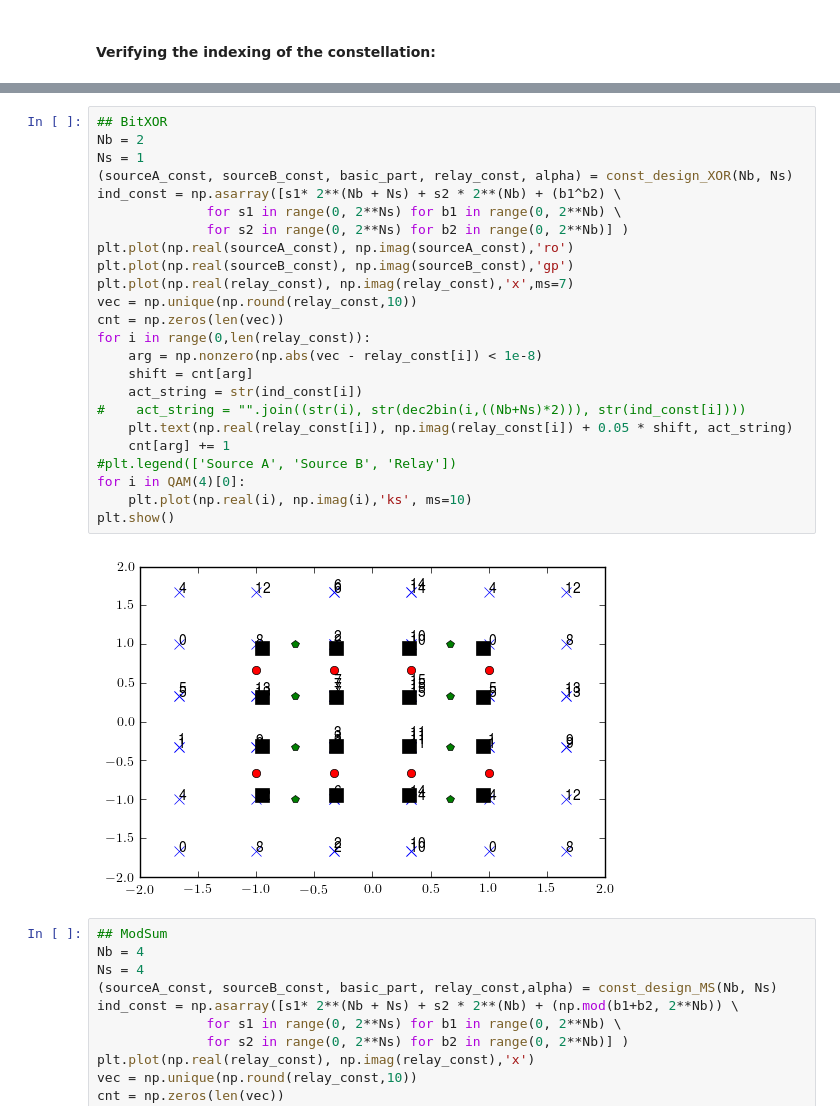
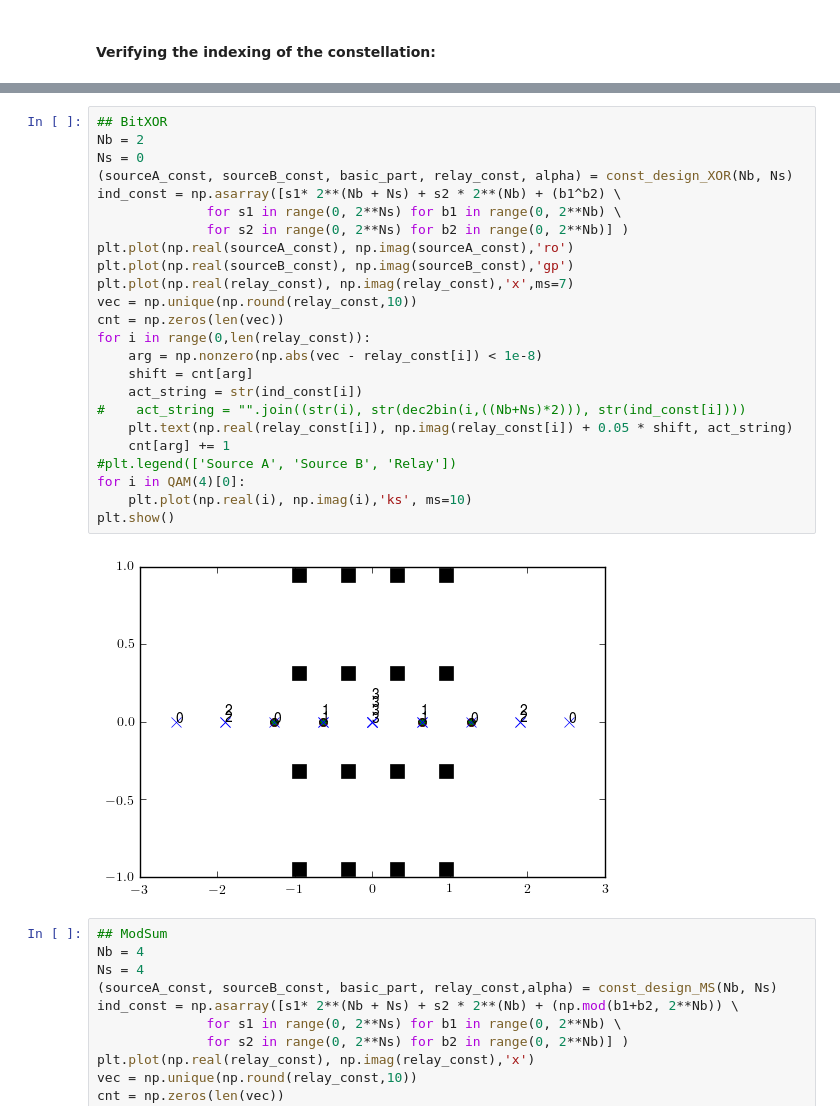
Before and after one commit to ProchazkaPavel/EURASIP_2017, a Jupyter notebook: notebooks/Plots_Transaction.ipynb, the cells around one changed output, grey strips where cells are left out. Saved outputs shown, nothing was run; the diff lists cells and outputs as text.

```diff
--- a/notebooks/Plots_Transaction.ipynb
+++ b/notebooks/Plots_Transaction.ipynb
@@ -21,29 +82,29 @@ from compare_QPSK import *
 # %%
 ## BitXOR
 Nb = 2
-Ns = 1
+Ns = 0
 (sourceA_const, sourceB_const, basic_part, relay_const, alpha) = const_design_XOR(Nb, Ns)
 ind_const = np.asarray([s1* 2**(Nb + Ns) + s2 * 2**(Nb) + (b1^b2) \
               for s1 in range(0, 2**Ns) for b1 in range(0, 2**Nb) \
               for s2 in range(0, 2**Ns) for b2 in range(0, 2**Nb)] )
 plt.plot(np.real(sourceA_const), np.imag(sourceA_const),'ro')
 plt.plot(np.real(sourceB_const), np.imag(sourceB_const),'gp')
 plt.plot(np.real(relay_const), np.imag(relay_const),'x',ms=7)
 vec = np.unique(np.round(relay_const,10))
 cnt = np.zeros(len(vec))
 for i in range(0,len(relay_const)):
     arg = np.nonzero(np.abs(vec - relay_const[i]) < 1e-8)
     shift = cnt[arg]
     act_string = str(ind_const[i])
 #    act_string = "".join((str(i), str(dec2bin(i,((Nb+Ns)*2))), str(ind_const[i])))
     plt.text(np.real(relay_const[i]), np.imag(relay_const[i]) + 0.05 * shift, act_string)
     cnt[arg] += 1
 #plt.legend(['Source A', 'Source B', 'Relay'])
 for i in QAM(4)[0]:
     plt.plot(np.real(i), np.imag(i),'ks', ms=10)
 plt.show()
 # %% [output]
-[figure, old version]
+[figure, new version]
 # %%
 ## ModSum
 Nb = 4
```
Also changed, not shown: parts of 1 cell of this notebook, 2 other files.
